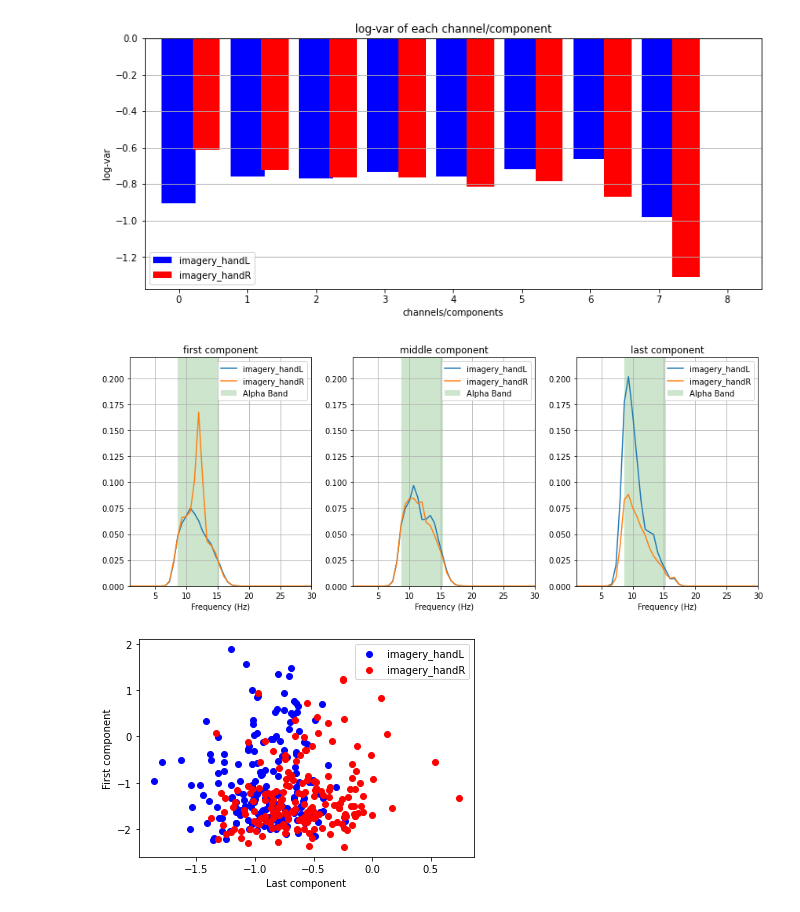
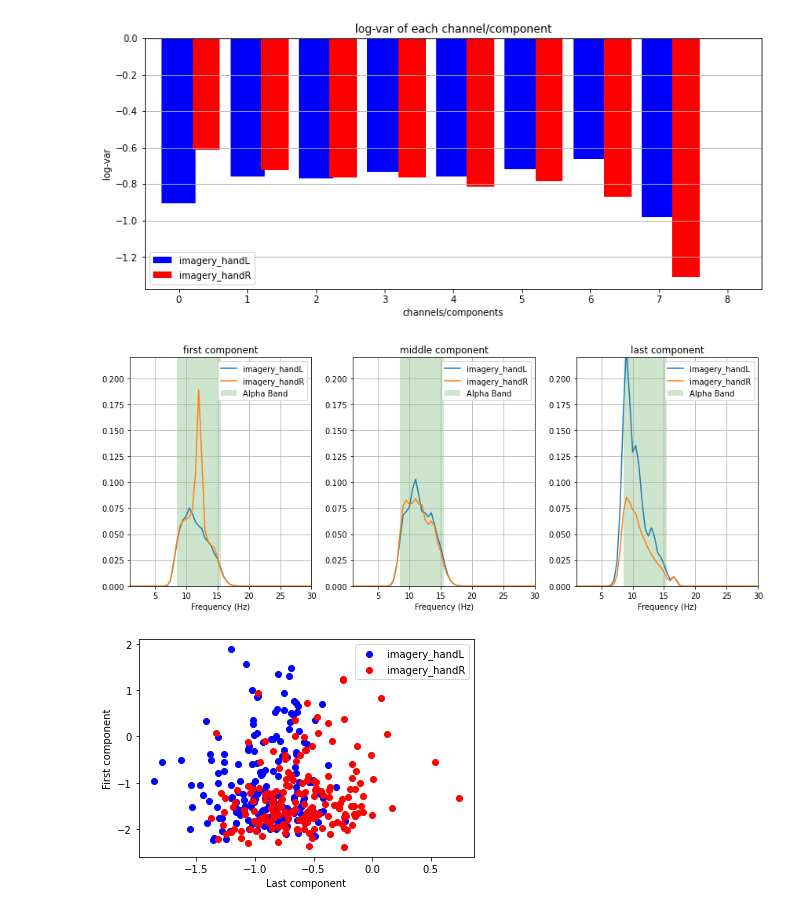
Before and after one commit to Jake-Jay/motor-imagery, a Jupyter notebook: FullPipeline_02.ipynb, the cells around one changed output. Saved outputs shown, nothing was run; the diff lists cells and outputs as text; code cells hidden in the pictures.

```diff
--- a/FullPipeline_02.ipynb
+++ b/FullPipeline_02.ipynb
@@ -177,7 +174,7 @@ class_nsamples = [mi_nsamples, mi_nsamples]
 
 trials = get_trials(
     eeg_data=EEG,
-    event_time_series=event_time_series,
+    event_time_series=event_timeseries,
     class_labels=classes,
     label2code=label2code,
     nsamples=class_nsamples
@@ -275,7 +272,7 @@ Number of classes: 2
 # %%
 trials_PSD = {}
 for cl in classes:
-    psd, freqs, = analysis.psd(good_trials[cl], nchannels, nsamples, fs)
+    psd, freqs, = analysis.psd(good_trials[cl], nchannels, class_nsamples[0], fs)
     trials_PSD[cl] = psd
 
 analysis.plot_psd(
@@ -326,16 +323,16 @@ Shape for class imagery_handR after logvar: (8, 190)
 # %%
 trials_PSD = {}
 for cl in classes:
-    psd, freqs, = analysis.psd(trials_csp[cl], nchannels, nsamples, fs)
+    psd, freqs, = analysis.psd(trials_csp[cl], nchannels, class_nsamples[0], fs)
     trials_PSD[cl] = psd
 
 analysis.plot_psd(
     trials_PSD,
     freqs,
     [0,3,-1],
     chan_lab=['first component', 'middle component', 'last component'],
     maxy=0.22
 )
 # %% [output]
-[figure, old version]
+[figure, new version]
 # %%
```
Also changed, not shown: parts of 9 cells of this notebook, 1 other file.
